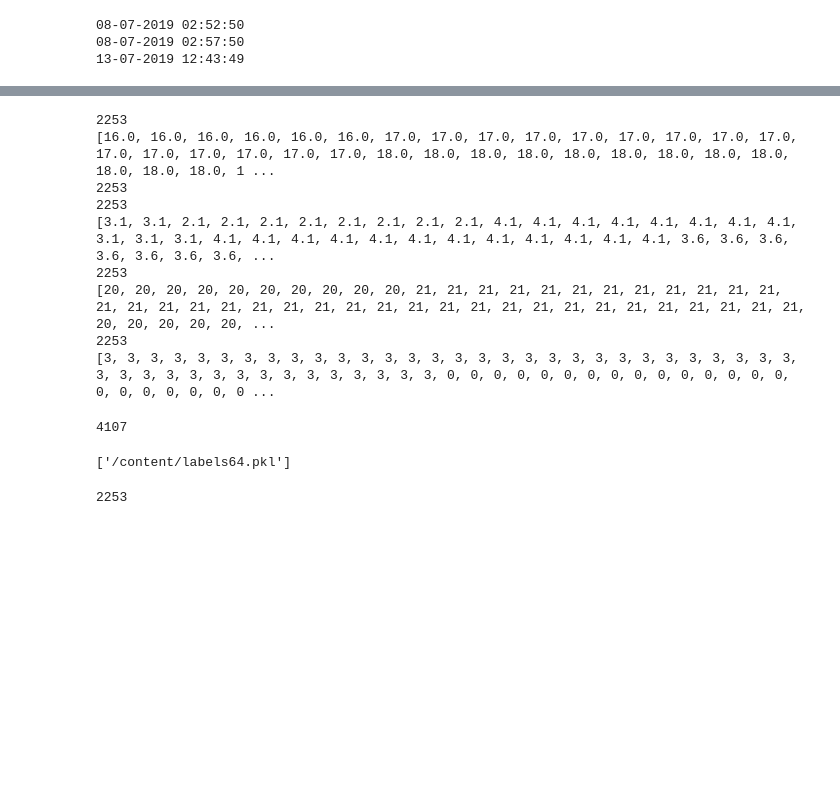
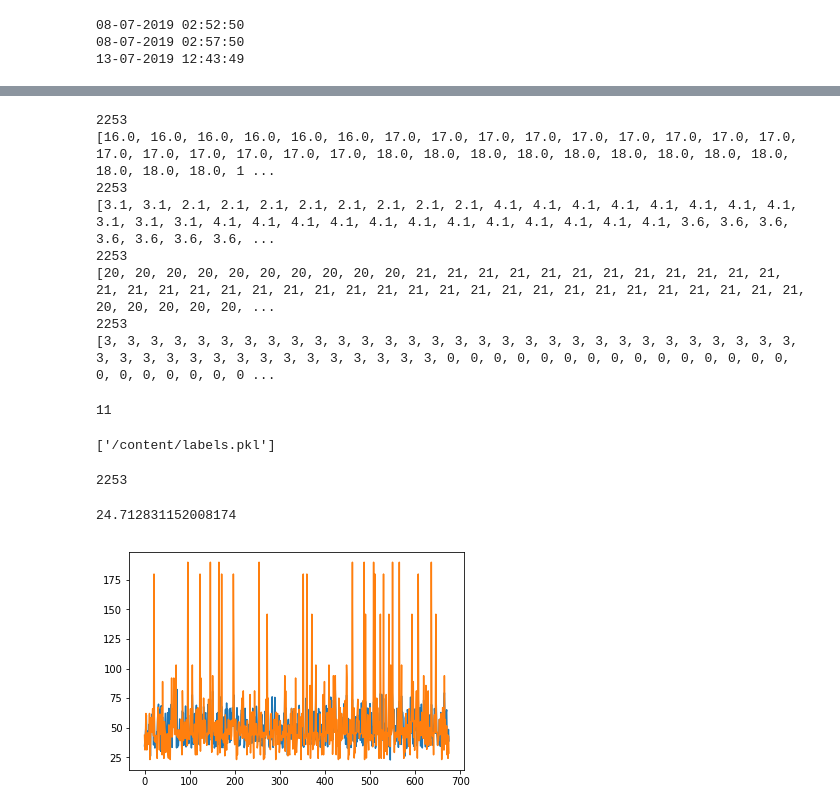
Before and after one commit to harshitadd/VisionAir, a Jupyter notebook: ModelRegressor.ipynb, the cells around one changed output, grey strips where cells are left out. Saved outputs shown, nothing was run; the diff lists cells and outputs as text; code cells hidden in the pictures; blank space fills up the shorter version.

```diff
--- a/ModelRegressor.ipynb
+++ b/ModelRegressor.ipynb
@@ -784,8 +777,7 @@ for e in feat:
 # %%
 print(len(hours))
 print(hours)
-print(len(trans))
-# print(trans)
+
 print(len(cont))
 
 print(speed)
@@ -799,7 +791,6 @@ print(desc)
 # %% [output]
 2253
 [16.0, 16.0, 16.0, 16.0, 16.0, 16.0, 17.0, 17.0, 17.0, 17.0, 17.0, 17.0, 17.0, 17.0, 17.0, 17.0, 17.0, 17.0, 17.0, 17.0, 17.0, 18.0, 18.0, 18.0, 18.0, 18.0, 18.0, 18.0, 18.0, 18.0, 18.0, 18.0, 18.0, 1 ...
-2253
 2253
 [3.1, 3.1, 2.1, 2.1, 2.1, 2.1, 2.1, 2.1, 2.1, 2.1, 4.1, 4.1, 4.1, 4.1, 4.1, 4.1, 4.1, 4.1, 3.1, 3.1, 3.1, 4.1, 4.1, 4.1, 4.1, 4.1, 4.1, 4.1, 4.1, 4.1, 4.1, 4.1, 4.1, 3.6, 3.6, 3.6, 3.6, 3.6, 3.6, 3.6, ...
 2253
@@ -872,16 +863,16 @@ joblib.dump(s9,'S9.pkl')
 joblib.dump(s10,'S10.pkl')
 joblib.dump(s11,'S11.pkl')
 
-features = np.hstack((hours, cont, ent, hum, temp, vis, deg, speed,cc, desc,pressure, trans))
+features = np.hstack((hours, cont, ent, hum, temp, vis, deg, speed,cc, desc,pressure))
 
 print(len(features[5]))
 # %% [output]
-4107
+11
 # %%
-joblib.dump(features, '/content/features64.pkl')
-joblib.dump(pm, '/content/labels64.pkl')
+joblib.dump(features, '/content/features_withouttrans.pkl')
+joblib.dump(pm, '/content/labels.pkl')
 # %% [output]
-['/content/labels64.pkl']
+['/content/labels.pkl']
 # %%
 print(len(pm))
 # %% [output]
@@ -889,17 +882,20 @@ print(len(pm))
 # %%
 lineareg = LinearRegression(normalize =False)
 cross = cross_val_score(lineareg, features, pm, scoring ='neg_mean_squared_error',cv=3)
-x_train, x_test, y_train, y_test = train_test_split(features, pm, test_size =0.2, random_state =42)
+x_train, x_test, y_train, y_test = train_test_split(features, pm, test_size =0.3, random_state =42)
 
 lineareg.fit(x_train, y_train)
 
 pred = lineareg.predict(x_test)
 
 plt.plot(pred)
 plt.plot(y_test)
 
 print(mean_squared_error(pred, y_test)**0.5)
 
 
 #(500 IMAGES LESS THAN WITH THE PREVIOUS REGRESSOR !!!!! )
+# %% [output]
+24.712831152008174
+[figure, added]
 # %%
```
Also changed, not shown: parts of 23 cells of this notebook.
